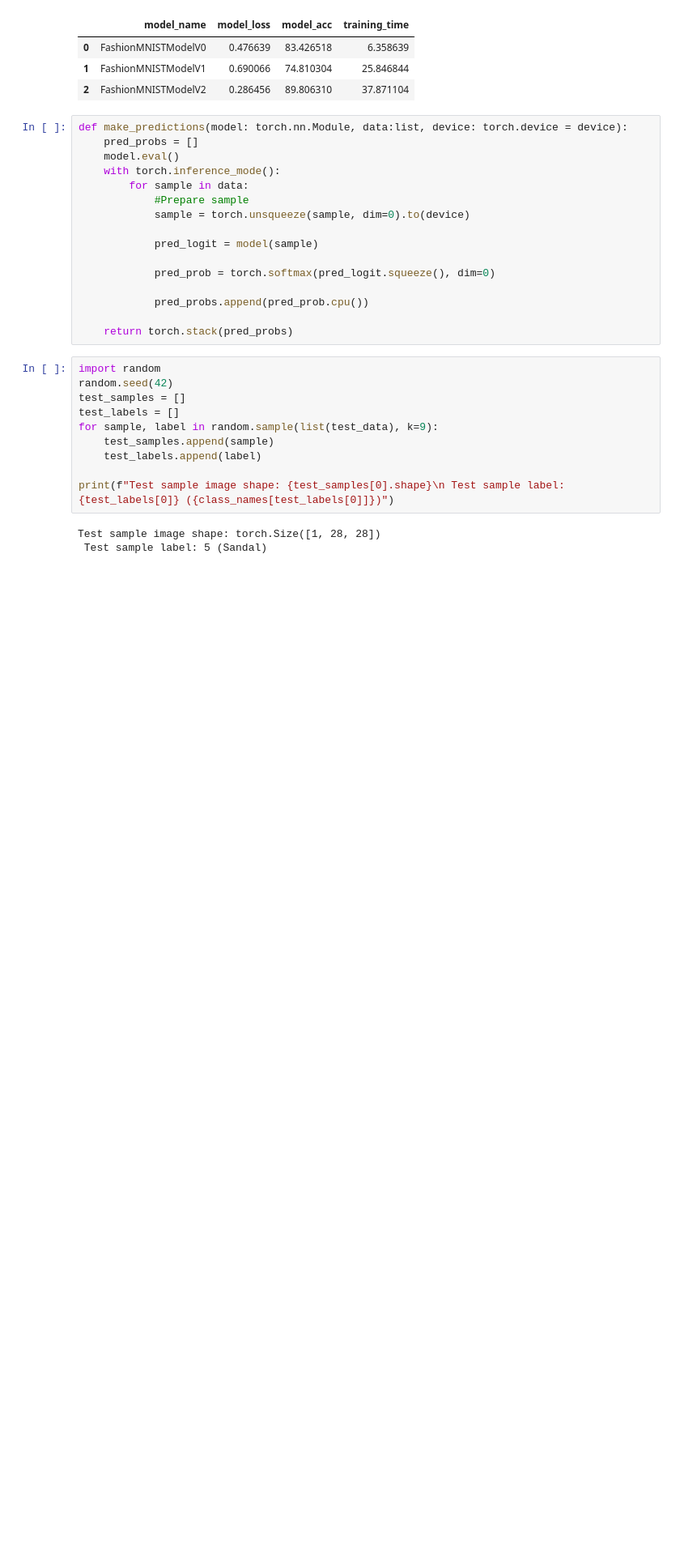
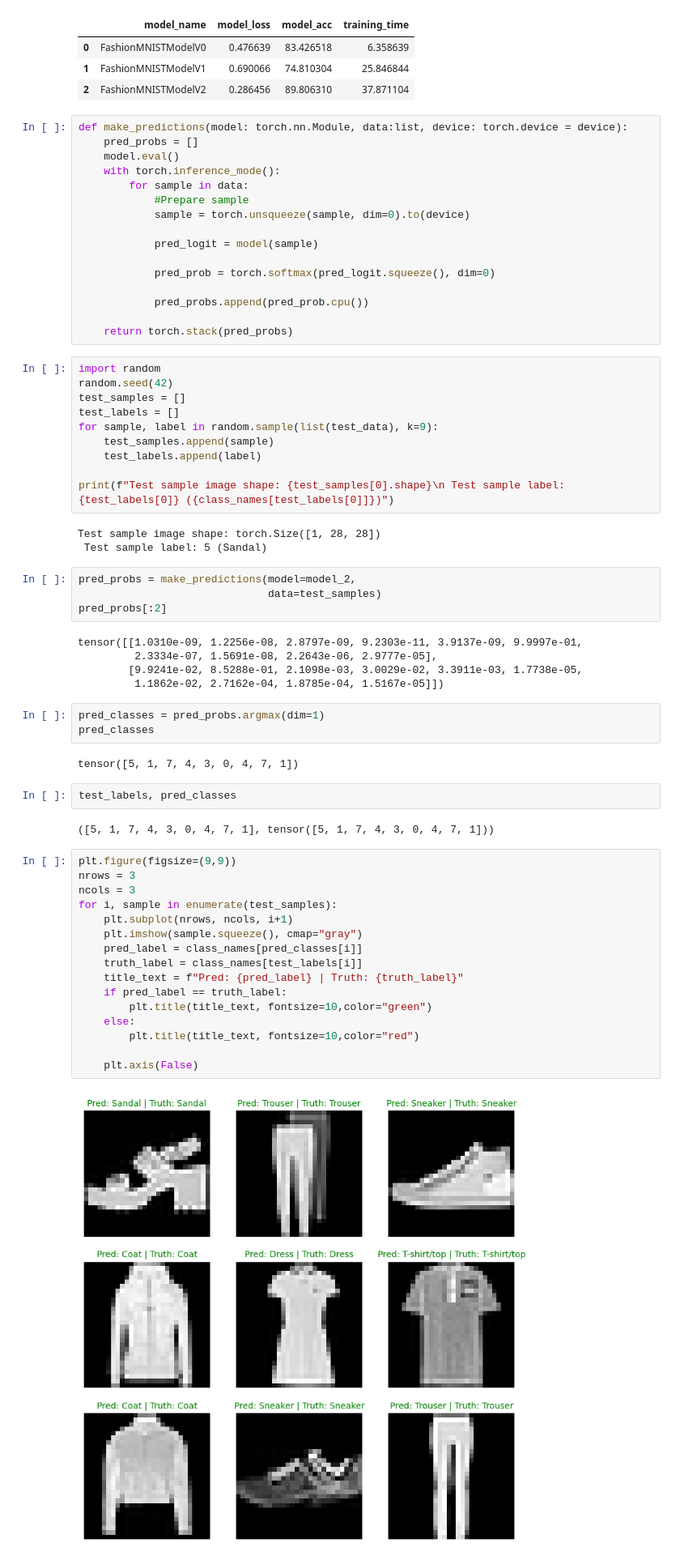
Before and after one commit to Ashes814/learn-pytorch, a Jupyter notebook: 03_pytorch_nn_cv.ipynb, the cells around one changed output. Shown at 81% size. Cells and saved outputs as stored; diff of their text form; blank space fills up the shorter version.

```diff
--- a/03_pytorch_nn_cv.ipynb
+++ b/03_pytorch_nn_cv.ipynb
@@ -856,3 +856,39 @@ print(f"Test sample image shape: {test_samples[0].shape}\n Test sample label: {t
 # %% [output]
 Test sample image shape: torch.Size([1, 28, 28])
  Test sample label: 5 (Sandal)
+# %%
+pred_probs = make_predictions(model=model_2,
+                              data=test_samples)
+pred_probs[:2]
+# %% [output]
+tensor([[1.0310e-09, 1.2256e-08, 2.8797e-09, 9.2303e-11, 3.9137e-09, 9.9997e-01,
+         2.3334e-07, 1.5691e-08, 2.2643e-06, 2.9777e-05],
+        [9.9241e-02, 8.5288e-01, 2.1098e-03, 3.0029e-02, 3.3911e-03, 1.7738e-05,
+         1.1862e-02, 2.7162e-04, 1.8785e-04, 1.5167e-05]])
+# %%
+pred_classes = pred_probs.argmax(dim=1)
+pred_classes
+# %% [output]
+tensor([5, 1, 7, 4, 3, 0, 4, 7, 1])
+# %%
+test_labels, pred_classes
+# %% [output]
+([5, 1, 7, 4, 3, 0, 4, 7, 1], tensor([5, 1, 7, 4, 3, 0, 4, 7, 1]))
+# %%
+plt.figure(figsize=(9,9))
+nrows = 3
+ncols = 3
+for i, sample in enumerate(test_samples):
+    plt.subplot(nrows, ncols, i+1)
+    plt.imshow(sample.squeeze(), cmap="gray")
+    pred_label = class_names[pred_classes[i]]
+    truth_label = class_names[test_labels[i]]
+    title_text = f"Pred: {pred_label} | Truth: {truth_label}"
+    if pred_label == truth_label:
+        plt.title(title_text, fontsize=10,color="green")
+    else:
+        plt.title(title_text, fontsize=10,color="red")
+
+    plt.axis(False)
+# %% [output]
+[figure, added]
```
Also changed, not shown: parts of 3 cells of this notebook.
